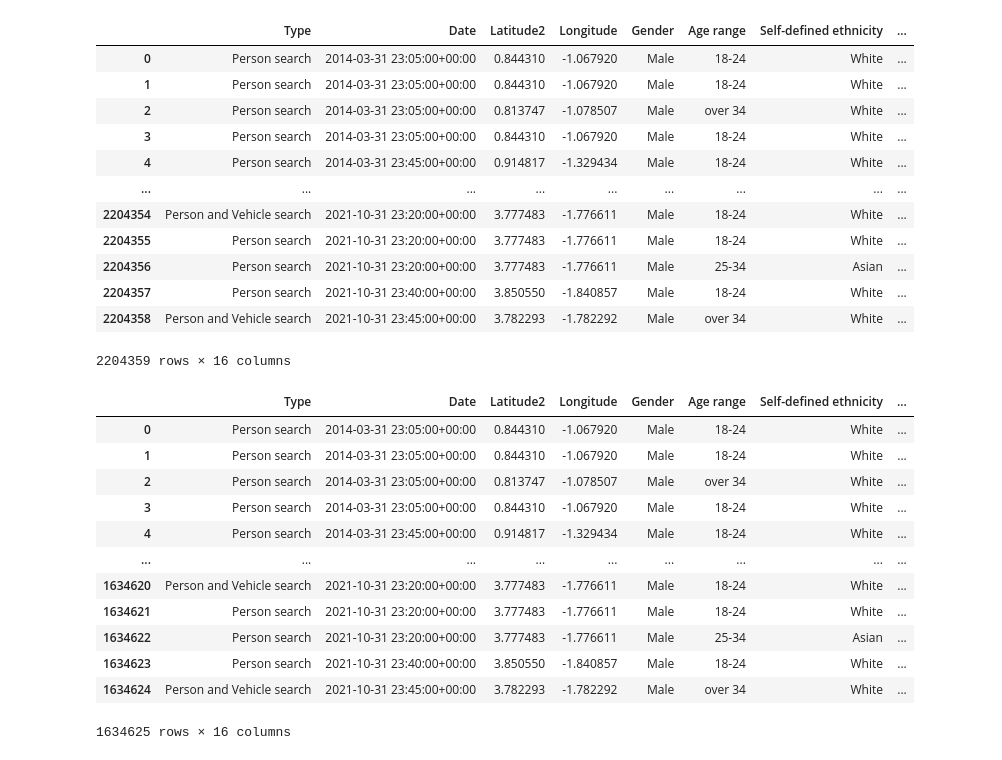
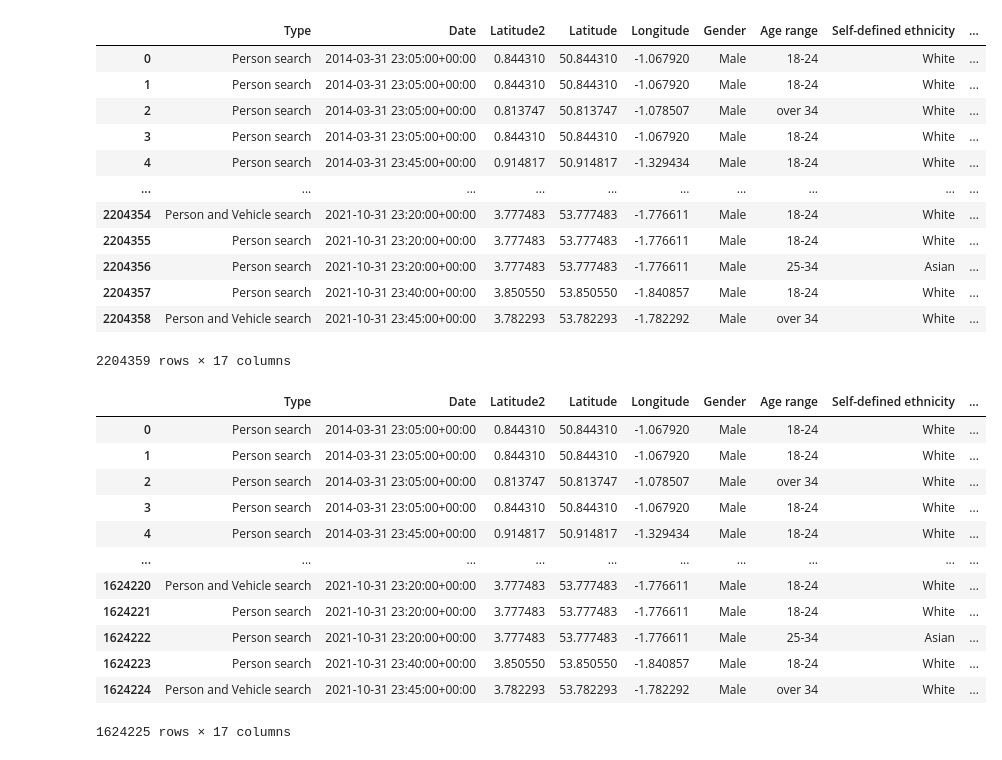
Before and after one commit to S-Diemel/JBG050, a Jupyter notebook: make dataset.ipynb, the cells around one changed output. Drawn from its saved outputs; the diff is of its cells as text; code cells hidden in the pictures.

```diff
--- a/make dataset.ipynb
+++ b/make dataset.ipynb
@@ -151,11 +132,10 @@ for eth in all_eth:
         if i==2:
             df.loc[(df['Self-defined ethnicity']==cat), 'Self-defined ethnicity'] = 'Asian'
         if i==3:
-            df.loc[(df['Self-defined ethnicity']==cat), 'Self-defined ethnicity'] = 'Other / nan'
+            df.loc[(df['Self-defined ethnicity']==cat), 'Self-defined ethnicity'] = 'Other'
         if i==4:
             df.loc[(df['Self-defined ethnicity']==cat), 'Self-defined ethnicity'] = 'Mixed'
     i+=1
-df.loc[df['Self-defined ethnicity'].isnull(), 'Self-defined ethnicity']= 'Other / nan'
 # %%
 df['Self-defined ethnicity'].value_counts()
 # %% [output]
@@ -213,36 +223,36 @@ df
 # %%
-df = df[['Type','Date', 'Latitude2', 'Longitude', 'Gender', 'Age range', 'Self-defined ethnicity', 'Officer-defined ethnicity', 'day of week', 'month', 'hour', 'year', 'Legislation', 'Object of search', 'Outcome', 'result']]
+df = df[['Type','Date', 'Latitude2','Latitude', 'Longitude', 'Gender', 'Age range', 'Self-defined ethnicity', 'Officer-defined ethnicity', 'day of week', 'month', 'hour', 'year', 'Legislation', 'Object of search', 'Outcome', 'result']]
 df
 # %% [output]
-|  | Type | Date | Latitude2 | Longitude | Gender | Age range | Self-defined ethnicity | ... |
-| 0 | Person search | 2014-03-31 23:05:00+00:00 | 0.844310 | -1.067920 | Male | 18-24 | White | ... |
-| 1 | Person search | 2014-03-31 23:05:00+00:00 | 0.844310 | -1.067920 | Male | 18-24 | White | ... |
-| 2 | Person search | 2014-03-31 23:05:00+00:00 | 0.813747 | -1.078507 | Male | over 34 | White | ... |
-| 3 | Person search | 2014-03-31 23:05:00+00:00 | 0.844310 | -1.067920 | Male | 18-24 | White | ... |
-| 4 | Person search | 2014-03-31 23:45:00+00:00 | 0.914817 | -1.329434 | Male | 18-24 | White | ... |
-| ... | ... | ... | ... | ... | ... | ... | ... | ... |
-| 2204354 | Person and Vehicle search | 2021-10-31 23:20:00+00:00 | 3.777483 | -1.776611 | Male | 18-24 | White | ... |
-| 2204355 | Person search | 2021-10-31 23:20:00+00:00 | 3.777483 | -1.776611 | Male | 18-24 | White | ... |
-| 2204356 | Person search | 2021-10-31 23:20:00+00:00 | 3.777483 | -1.776611 | Male | 25-34 | Asian | ... |
-| 2204357 | Person search | 2021-10-31 23:40:00+00:00 | 3.850550 | -1.840857 | Male | 18-24 | White | ... |
-| 2204358 | Person and Vehicle search | 2021-10-31 23:45:00+00:00 | 3.782293 | -1.782292 | Male | over 34 | White | ... |
+|  | Type | Date | Latitude2 | Latitude | Longitude | Gender | Age range | Self-defined ethnicity | ... |
+| 0 | Person search | 2014-03-31 23:05:00+00:00 | 0.844310 | 50.844310 | -1.067920 | Male | 18-24 | White | ... |
+| 1 | Person search | 2014-03-31 23:05:00+00:00 | 0.844310 | 50.844310 | -1.067920 | Male | 18-24 | White | ... |
+| 2 | Person search | 2014-03-31 23:05:00+00:00 | 0.813747 | 50.813747 | -1.078507 | Male | over 34 | White | ... |
+| 3 | Person search | 2014-03-31 23:05:00+00:00 | 0.844310 | 50.844310 | -1.067920 | Male | 18-24 | White | ... |
+| 4 | Person search | 2014-03-31 23:45:00+00:00 | 0.914817 | 50.914817 | -1.329434 | Male | 18-24 | White | ... |
+| ... | ... | ... | ... | ... | ... | ... | ... | ... | ... |
+| 2204354 | Person and Vehicle search | 2021-10-31 23:20:00+00:00 | 3.777483 | 53.777483 | -1.776611 | Male | 18-24 | White | ... |
+| 2204355 | Person search | 2021-10-31 23:20:00+00:00 | 3.777483 | 53.777483 | -1.776611 | Male | 18-24 | White | ... |
+| 2204356 | Person search | 2021-10-31 23:20:00+00:00 | 3.777483 | 53.777483 | -1.776611 | Male | 25-34 | Asian | ... |
+| 2204357 | Person search | 2021-10-31 23:40:00+00:00 | 3.850550 | 53.850550 | -1.840857 | Male | 18-24 | White | ... |
+| 2204358 | Person and Vehicle search | 2021-10-31 23:45:00+00:00 | 3.782293 | 53.782293 | -1.782292 | Male | over 34 | White | ... |
-2204359 rows × 16 columns
+2204359 rows × 17 columns
 # %%
 df1 = df.dropna()
 df1.reset_index(drop=True, inplace=True)
 # %%
 df1
 # %% [output]
-|  | Type | Date | Latitude2 | Longitude | Gender | Age range | Self-defined ethnicity | ... |
-| 0 | Person search | 2014-03-31 23:05:00+00:00 | 0.844310 | -1.067920 | Male | 18-24 | White | ... |
-| 1 | Person search | 2014-03-31 23:05:00+00:00 | 0.844310 | -1.067920 | Male | 18-24 | White | ... |
-| 2 | Person search | 2014-03-31 23:05:00+00:00 | 0.813747 | -1.078507 | Male | over 34 | White | ... |
-| 3 | Person search | 2014-03-31 23:05:00+00:00 | 0.844310 | -1.067920 | Male | 18-24 | White | ... |
-| 4 | Person search | 2014-03-31 23:45:00+00:00 | 0.914817 | -1.329434 | Male | 18-24 | White | ... |
-| ... | ... | ... | ... | ... | ... | ... | ... | ... |
-| 1634620 | Person and Vehicle search | 2021-10-31 23:20:00+00:00 | 3.777483 | -1.776611 | Male | 18-24 | White | ... |
-| 1634621 | Person search | 2021-10-31 23:20:00+00:00 | 3.777483 | -1.776611 | Male | 18-24 | White | ... |
-| 1634622 | Person search | 2021-10-31 23:20:00+00:00 | 3.777483 | -1.776611 | Male | 25-34 | Asian | ... |
-| 1634623 | Person search | 2021-10-31 23:40:00+00:00 | 3.850550 | -1.840857 | Male | 18-24 | White | ... |
-| 1634624 | Person and Vehicle search | 2021-10-31 23:45:00+00:00 | 3.782293 | -1.782292 | Male | over 34 | White | ... |
+|  | Type | Date | Latitude2 | Latitude | Longitude | Gender | Age range | Self-defined ethnicity | ... |
+| 0 | Person search | 2014-03-31 23:05:00+00:00 | 0.844310 | 50.844310 | -1.067920 | Male | 18-24 | White | ... |
+| 1 | Person search | 2014-03-31 23:05:00+00:00 | 0.844310 | 50.844310 | -1.067920 | Male | 18-24 | White | ... |
+| 2 | Person search | 2014-03-31 23:05:00+00:00 | 0.813747 | 50.813747 | -1.078507 | Male | over 34 | White | ... |
+| 3 | Person search | 2014-03-31 23:05:00+00:00 | 0.844310 | 50.844310 | -1.067920 | Male | 18-24 | White | ... |
+| 4 | Person search | 2014-03-31 23:45:00+00:00 | 0.914817 | 50.914817 | -1.329434 | Male | 18-24 | White | ... |
+| ... | ... | ... | ... | ... | ... | ... | ... | ... | ... |
+| 1624220 | Person and Vehicle search | 2021-10-31 23:20:00+00:00 | 3.777483 | 53.777483 | -1.776611 | Male | 18-24 | White | ... |
+| 1624221 | Person search | 2021-10-31 23:20:00+00:00 | 3.777483 | 53.777483 | -1.776611 | Male | 18-24 | White | ... |
+| 1624222 | Person search | 2021-10-31 23:20:00+00:00 | 3.777483 | 53.777483 | -1.776611 | Male | 25-34 | Asian | ... |
+| 1624223 | Person search | 2021-10-31 23:40:00+00:00 | 3.850550 | 53.850550 | -1.840857 | Male | 18-24 | White | ... |
+| 1624224 | Person and Vehicle search | 2021-10-31 23:45:00+00:00 | 3.782293 | 53.782293 | -1.782292 | Male | over 34 | White | ... |
-1634625 rows × 16 columns
+1624225 rows × 17 columns
```
Also changed, not shown: parts of 23 cells of this notebook, 1 other file.
